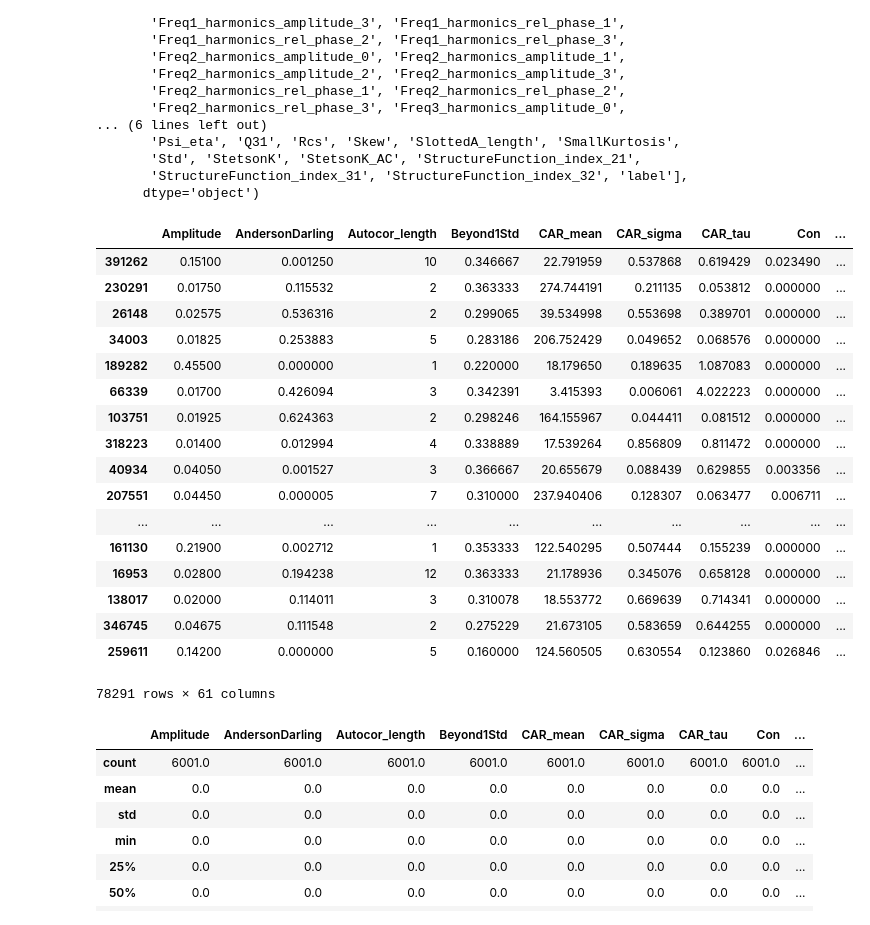
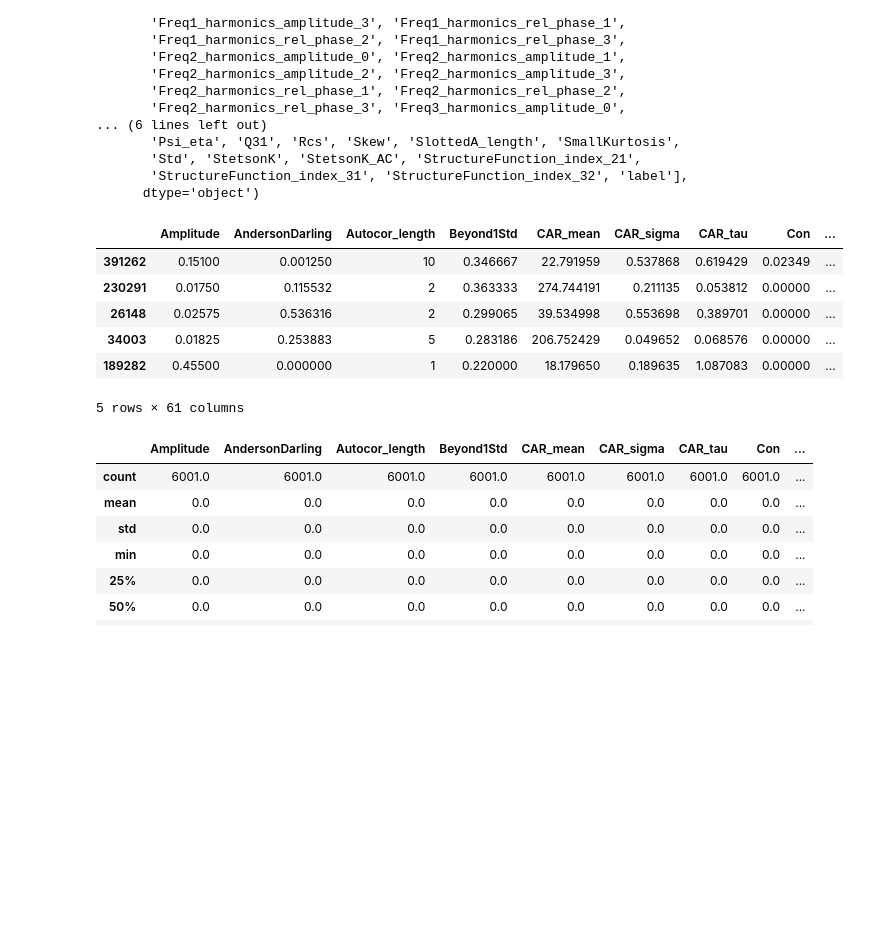
Before and after one commit to frperezgalarce/vs_mlp, a Jupyter notebook: MLP-regularizer_binary_L1.ipynb, the cells around one changed output. Saved outputs shown, nothing was run; the diff lists cells and outputs as text; code cells hidden in the pictures; blank space fills up the shorter version.

```diff
--- a/MLP-regularizer_binary_L1.ipynb
+++ b/MLP-regularizer_binary_L1.ipynb
@@ -258,26 +258,15 @@ Index(['Amplitude', 'AndersonDarling', 'Autocor_length', 'Beyond1Std',
        'StructureFunction_index_31', 'StructureFunction_index_32', 'label'],
       dtype='object')
 # %%
-train_dataset
+train_dataset.head()
 # %% [output]
 |  | Amplitude | AndersonDarling | Autocor_length | Beyond1Std | CAR_mean | CAR_sigma | CAR_tau | Con | ... |
-| 391262 | 0.15100 | 0.001250 | 10 | 0.346667 | 22.791959 | 0.537868 | 0.619429 | 0.023490 | ... |
-| 230291 | 0.01750 | 0.115532 | 2 | 0.363333 | 274.744191 | 0.211135 | 0.053812 | 0.000000 | ... |
-| 26148 | 0.02575 | 0.536316 | 2 | 0.299065 | 39.534998 | 0.553698 | 0.389701 | 0.000000 | ... |
-| 34003 | 0.01825 | 0.253883 | 5 | 0.283186 | 206.752429 | 0.049652 | 0.068576 | 0.000000 | ... |
-| 189282 | 0.45500 | 0.000000 | 1 | 0.220000 | 18.179650 | 0.189635 | 1.087083 | 0.000000 | ... |
-| 66339 | 0.01700 | 0.426094 | 3 | 0.342391 | 3.415393 | 0.006061 | 4.022223 | 0.000000 | ... |
-| 103751 | 0.01925 | 0.624363 | 2 | 0.298246 | 164.155967 | 0.044411 | 0.081512 | 0.000000 | ... |
-| 318223 | 0.01400 | 0.012994 | 4 | 0.338889 | 17.539264 | 0.856809 | 0.811472 | 0.000000 | ... |
-| 40934 | 0.04050 | 0.001527 | 3 | 0.366667 | 20.655679 | 0.088439 | 0.629855 | 0.003356 | ... |
-| 207551 | 0.04450 | 0.000005 | 7 | 0.310000 | 237.940406 | 0.128307 | 0.063477 | 0.006711 | ... |
-| ... | ... | ... | ... | ... | ... | ... | ... | ... | ... |
-| 161130 | 0.21900 | 0.002712 | 1 | 0.353333 | 122.540295 | 0.507444 | 0.155239 | 0.000000 | ... |
-| 16953 | 0.02800 | 0.194238 | 12 | 0.363333 | 21.178936 | 0.345076 | 0.658128 | 0.000000 | ... |
-| 138017 | 0.02000 | 0.114011 | 3 | 0.310078 | 18.553772 | 0.669639 | 0.714341 | 0.000000 | ... |
-| 346745 | 0.04675 | 0.111548 | 2 | 0.275229 | 21.673105 | 0.583659 | 0.644255 | 0.000000 | ... |
-| 259611 | 0.14200 | 0.000000 | 5 | 0.160000 | 124.560505 | 0.630554 | 0.123860 | 0.026846 | ... |
+| 391262 | 0.15100 | 0.001250 | 10 | 0.346667 | 22.791959 | 0.537868 | 0.619429 | 0.02349 | ... |
+| 230291 | 0.01750 | 0.115532 | 2 | 0.363333 | 274.744191 | 0.211135 | 0.053812 | 0.00000 | ... |
+| 26148 | 0.02575 | 0.536316 | 2 | 0.299065 | 39.534998 | 0.553698 | 0.389701 | 0.00000 | ... |
+| 34003 | 0.01825 | 0.253883 | 5 | 0.283186 | 206.752429 | 0.049652 | 0.068576 | 0.00000 | ... |
+| 189282 | 0.45500 | 0.000000 | 1 | 0.220000 | 18.179650 | 0.189635 | 1.087083 | 0.00000 | ... |
-78291 rows × 61 columns
+5 rows × 61 columns
 # %%
 samples = 3000
 samples1 = samples*2
```
Also changed, not shown: parts of 18 cells of this notebook, 3 other files.
